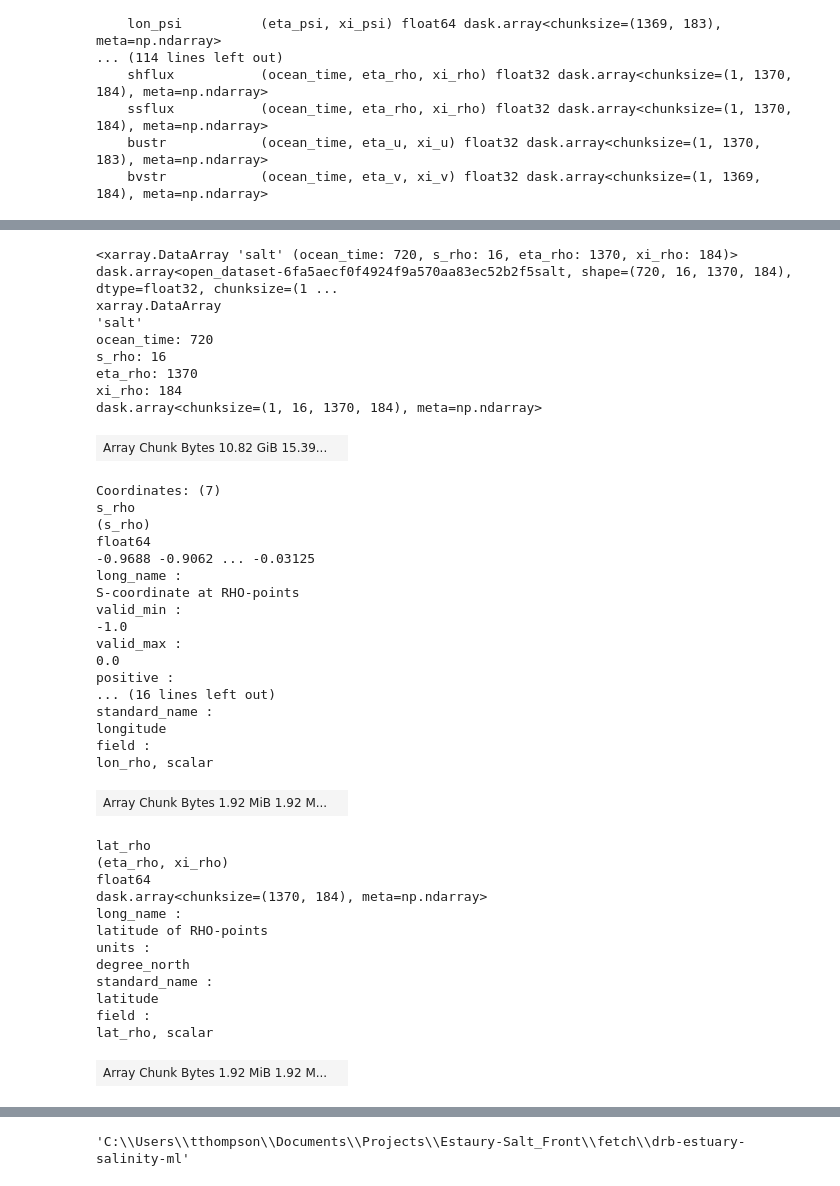
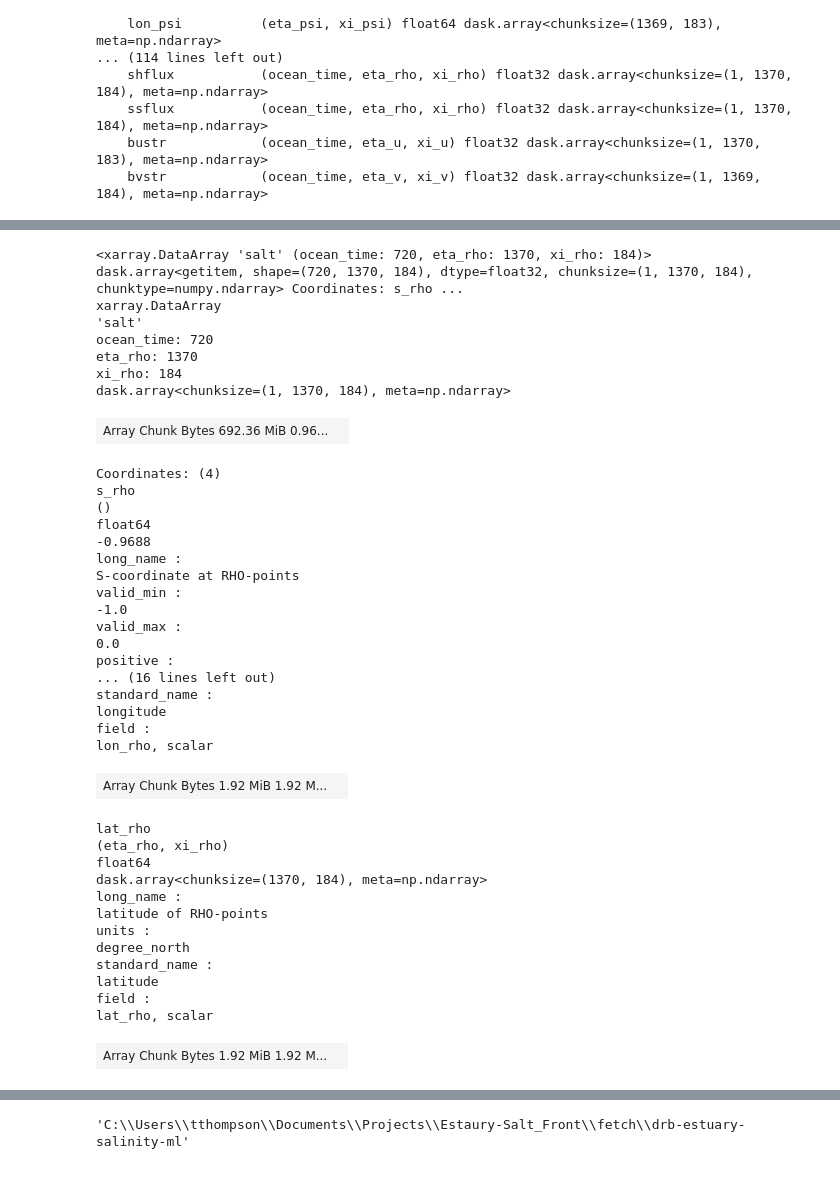
Before and after one commit to galengorski/drb-estuary-salinity-ml, a Jupyter notebook: COAWST_model_scripts.ipynb, the cells around one changed output, grey strips where cells are left out. Cells and saved outputs as stored; diff of their text form; code cells hidden in the pictures.

```diff
--- a/COAWST_model_scripts.ipynb
+++ b/COAWST_model_scripts.ipynb
@@ -228,0 +269,9 @@ Coordinates:
+# %%
+import scipy.io
+mat = scipy.io.loadmat('alongshore_mi_lonlat_distmile_ALL.mat',struct_as_record=False,squeeze_me=True)
+# %%
+model_i = mat['model_i']-1
+model_j = mat['model_j']-1
+rm_lat = mat['model_lat']
+rm_lon = mat['model_lon']
+dist_mile =mat['dist_mile']
@@ -228,0 +284,6 @@ Coordinates:
+# %%
+path = 'salt.nc'
+ds = xr.open_dataset(path, chunks={'ocean_time':1})
+dist_mile = xr.DataArray(dist_mile,dims=['points'])
+ds = xr.Dataset(ds, coords={'dist_mile': dist_mile})
+ds
@@ -229,22 +930,26 @@ Coordinates:
 # %%
-salt = ds['salt'].isel(xi_rho=target_x,eta_rho=target_y)
+# salt = salt.assign_coords({'dist_mile': dist_mile})
+# salt = ds.isel(xi_rho=target_x,eta_rho=target_y, s_rho=0)
+# salt = salt.sortby(salt.dist_mile)
+# salt = salt.salt.where(salt['salt'] == 0.52)
+s_rho = ds['s_rho']
 salt = ds['salt']
+salt = salt.sel(s_rho=s_rho[0])
 salt
 # %% [output]
-<xarray.DataArray 'salt' (ocean_time: 720, s_rho: 16, eta_rho: 1370, xi_rho: 184)> dask.array<open_dataset-6fa5aecf0f4924f9a570aa83ec52b2f5salt, shape=(720, 16, 1370, 184), dtype=float32, chunksize=(1 ...
+<xarray.DataArray 'salt' (ocean_time: 720, eta_rho: 1370, xi_rho: 184)> dask.array<getitem, shape=(720, 1370, 184), dtype=float32, chunksize=(1, 1370, 184), chunktype=numpy.ndarray> Coordinates: s_rho ...
 xarray.DataArray
 'salt'
 ocean_time: 720
-s_rho: 16
 eta_rho: 1370
 xi_rho: 184
-dask.array<chunksize=(1, 16, 1370, 184), meta=np.ndarray>
+dask.array<chunksize=(1, 1370, 184), meta=np.ndarray>
-| Array Chunk Bytes 10.82 GiB 15.39... |  |
+| Array Chunk Bytes 692.36 MiB 0.96... |  |
-Coordinates: (7)
+Coordinates: (4)
 s_rho
-(s_rho)
+()
 float64
--0.9688 -0.9062 ... -0.03125
+-0.9688
 long_name :
 S-coordinate at RHO-points
 valid_min :
```
Also changed, not shown: parts of 87 cells of this notebook, 3 other files.
